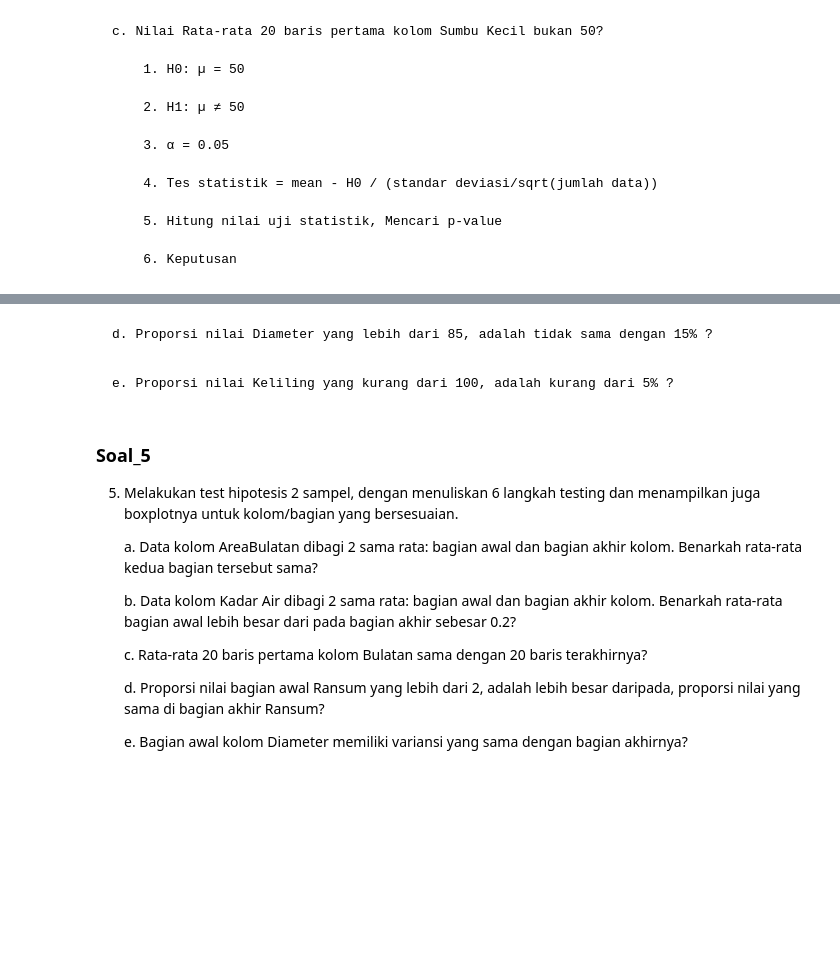
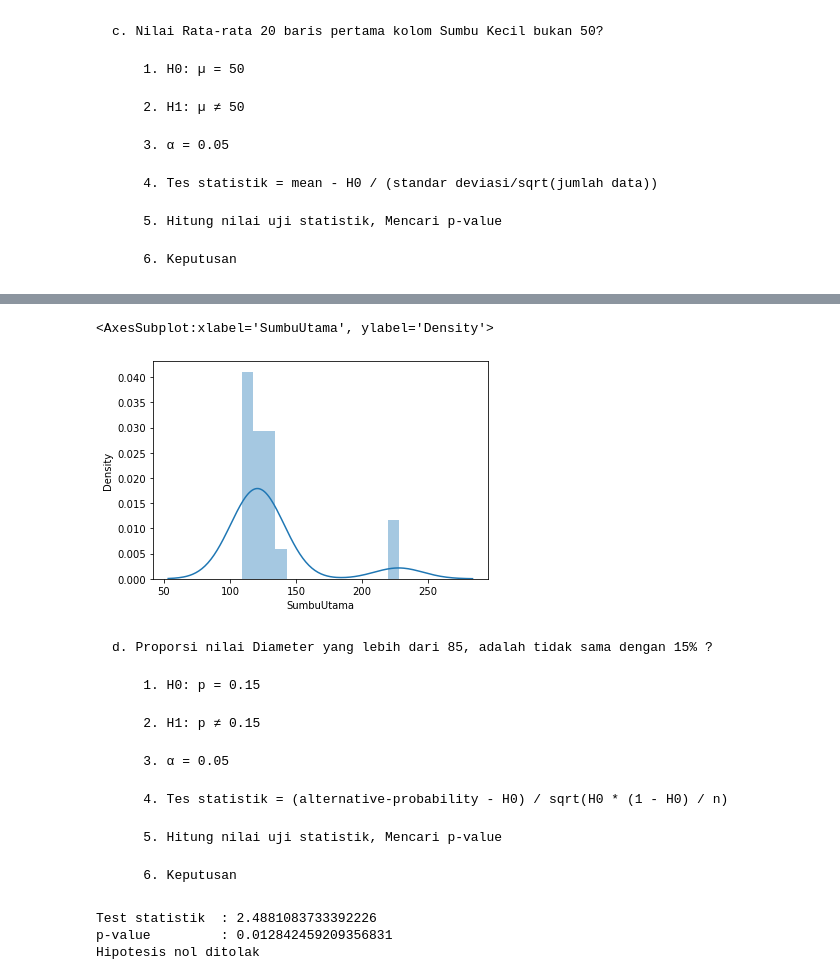
Before and after one commit to naufalsuryasumirat/Tubes_IF2220, a Jupyter notebook: src/K03-T1-IF2220-13519135.ipynb, the cells around one changed output, grey strips where cells are left out. Saved outputs shown, nothing was run; the diff lists cells and outputs as text; code cells hidden in the pictures; blank space fills up the shorter version.

```diff
--- a/src/K03-T1-IF2220-13519135.ipynb
+++ b/src/K03-T1-IF2220-13519135.ipynb
@@ -572,20 +567,8 @@ Tes statistik   : 10.781078778227082
 p-value         : 1.5463920539087379e-09
 Hipotesis nol ditolak
-# %% [markdown]
-    d. Proporsi nilai Diameter yang lebih dari 85, adalah tidak sama dengan 15% ?
-# %% [markdown]
-    e. Proporsi nilai Keliling yang kurang dari 100, adalah kurang dari 5% ?
-# %% [markdown]
-### Soal_5
-
-5. Melakukan test hipotesis 2 sampel, dengan menuliskan 6 langkah testing dan menampilkan juga boxplotnya untuk kolom/bagian yang bersesuaian.
-
-    a. Data kolom AreaBulatan dibagi 2 sama rata: bagian awal dan bagian akhir kolom. Benarkah rata-rata kedua bagian tersebut sama?
-
-    b. Data kolom Kadar Air dibagi 2 sama rata: bagian awal dan bagian akhir kolom. Benarkah rata-rata bagian awal lebih besar dari pada bagian akhir sebesar 0.2?
-
-    c. Rata-rata 20 baris pertama kolom Bulatan sama dengan 20 baris terakhirnya?
-
-    d. Proporsi nilai bagian awal Ransum yang lebih dari 2, adalah lebih besar daripada, proporsi nilai yang sama di bagian akhir Ransum?
-
-    e. Bagian awal kolom Diameter memiliki variansi yang sama dengan bagian akhirnya?
+# %%
+# Distribution plot 20 baris pertama Sumbu Kecil
+seaborn.distplot(first_twenty)
+# %% [output]
+<AxesSubplot:xlabel='SumbuUtama', ylabel='Density'>
+[figure, added]
@@ -591,0 +586,25 @@ Hipotesis nol ditolak
+# %% [markdown]
+    d. Proporsi nilai Diameter yang lebih dari 85, adalah tidak sama dengan 15% ?
+
+        1. H0: p = 0.15
+
+        2. H1: p ≠ 0.15
+
+        3. α = 0.05
+
+        4. Tes statistik = (alternative-probability - H0) / sqrt(H0 * (1 - H0) / n)
+
+        5. Hitung nilai uji statistik, Mencari p-value
+
+        6. Keputusan
+# %%
+
+# 4.d.4, 4.d.5, 4.d.6
+H0 = 0.15
+greater = gandum[gandum["Diameter"] > 85]["Diameter"].count() # Diameter > 85
+count = gandum["Diameter"].count()
+one_sample_proportion(greater, count, H0, 'two-sided')
+# %% [output]
+Test statistik  : 2.4881083733392226
+p-value         : 0.012842459209356831
+Hipotesis nol ditolak
```
Also changed, not shown: parts of 46 cells of this notebook.
